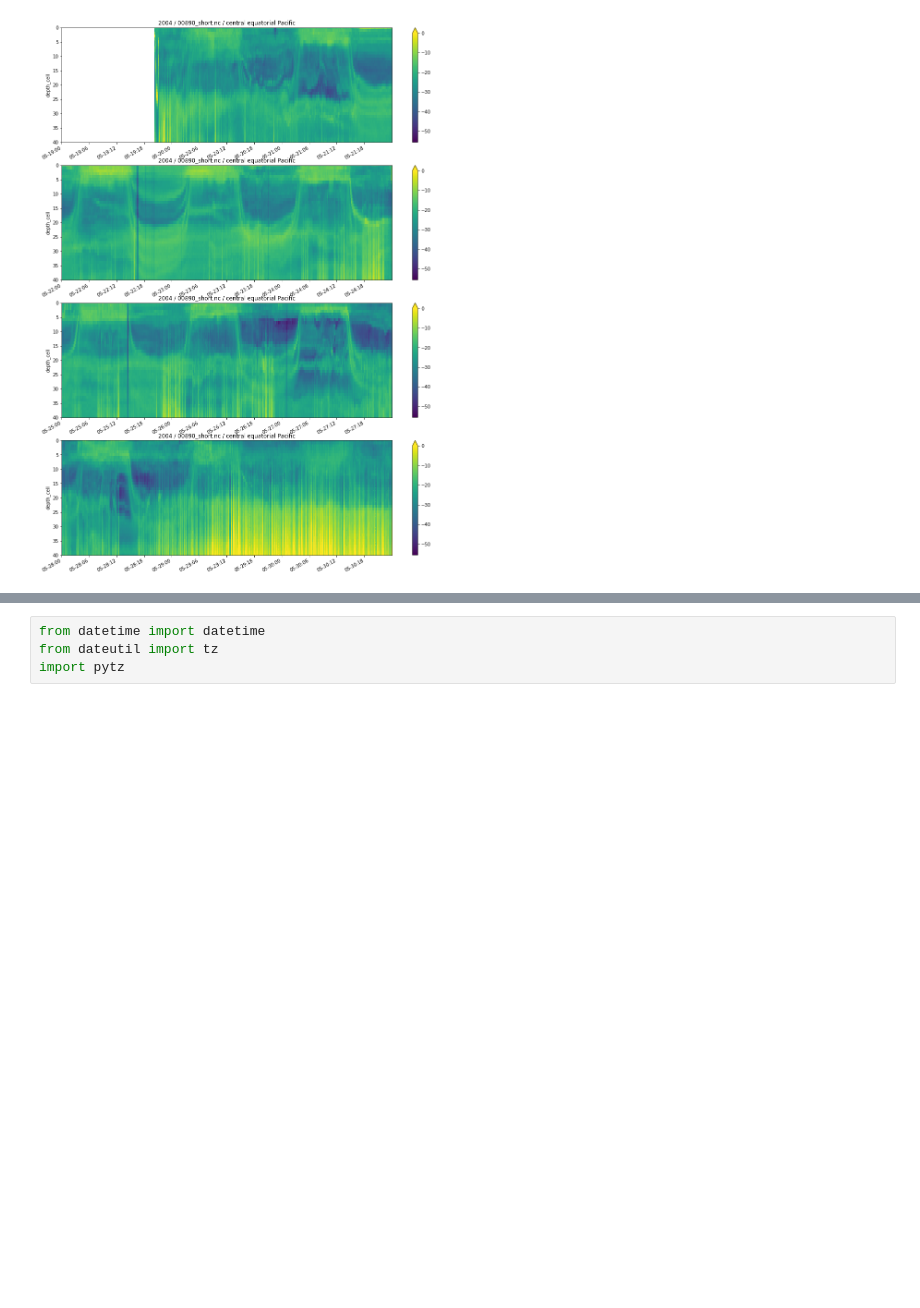
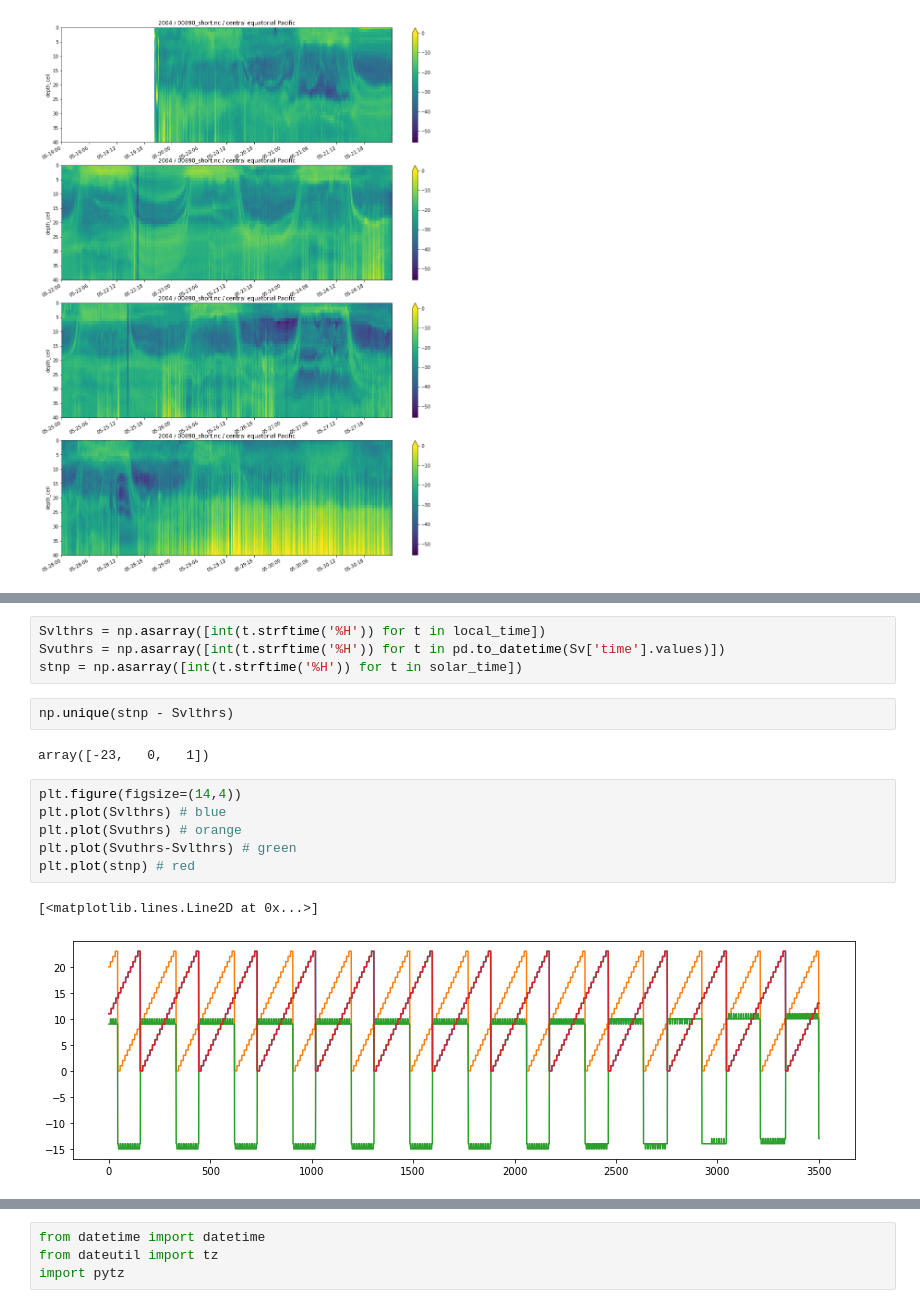
Before and after one commit to shirleyswirley/acoustic-variability, a Jupyter notebook: python/test_DVM_algs_and_UTC_time.ipynb, the cells around one changed output, grey strips where cells are left out. Cells and saved outputs as stored; diff of their text form; blank space fills up the shorter version.

```diff
--- a/python/test_DVM_algs_and_UTC_time.ipynb
+++ b/python/test_DVM_algs_and_UTC_time.ipynb
@@ -117,0 +238,17 @@ for isp in np.arange(0,4):
+# %%
+Svlthrs = np.asarray([int(t.strftime('%H')) for t in local_time])
+Svuthrs = np.asarray([int(t.strftime('%H')) for t in pd.to_datetime(Sv['time'].values)])
+stnp = np.asarray([int(t.strftime('%H')) for t in solar_time])
+# %%
+np.unique(stnp - Svlthrs)
+# %% [output]
+array([-23,   0,   1])
+# %%
+plt.figure(figsize=(14,4))
+plt.plot(Svlthrs) # blue
+plt.plot(Svuthrs) # orange
+plt.plot(Svuthrs-Svlthrs) # green
+plt.plot(stnp) # red
+# %% [output]
+[<matplotlib.lines.Line2D at 0x...>]
+[figure, added]
```
Also changed, not shown: parts of 69 cells of this notebook.
